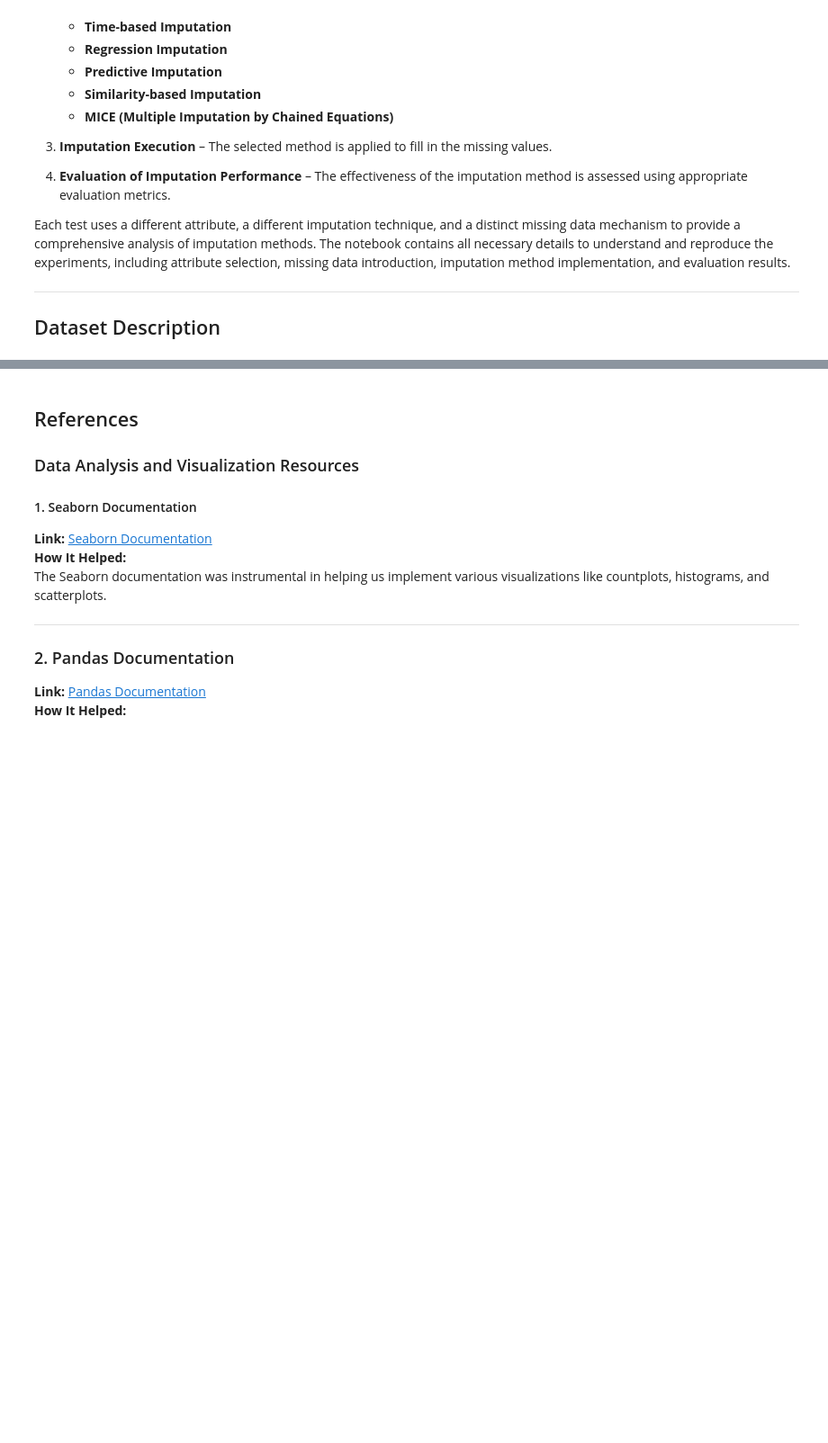
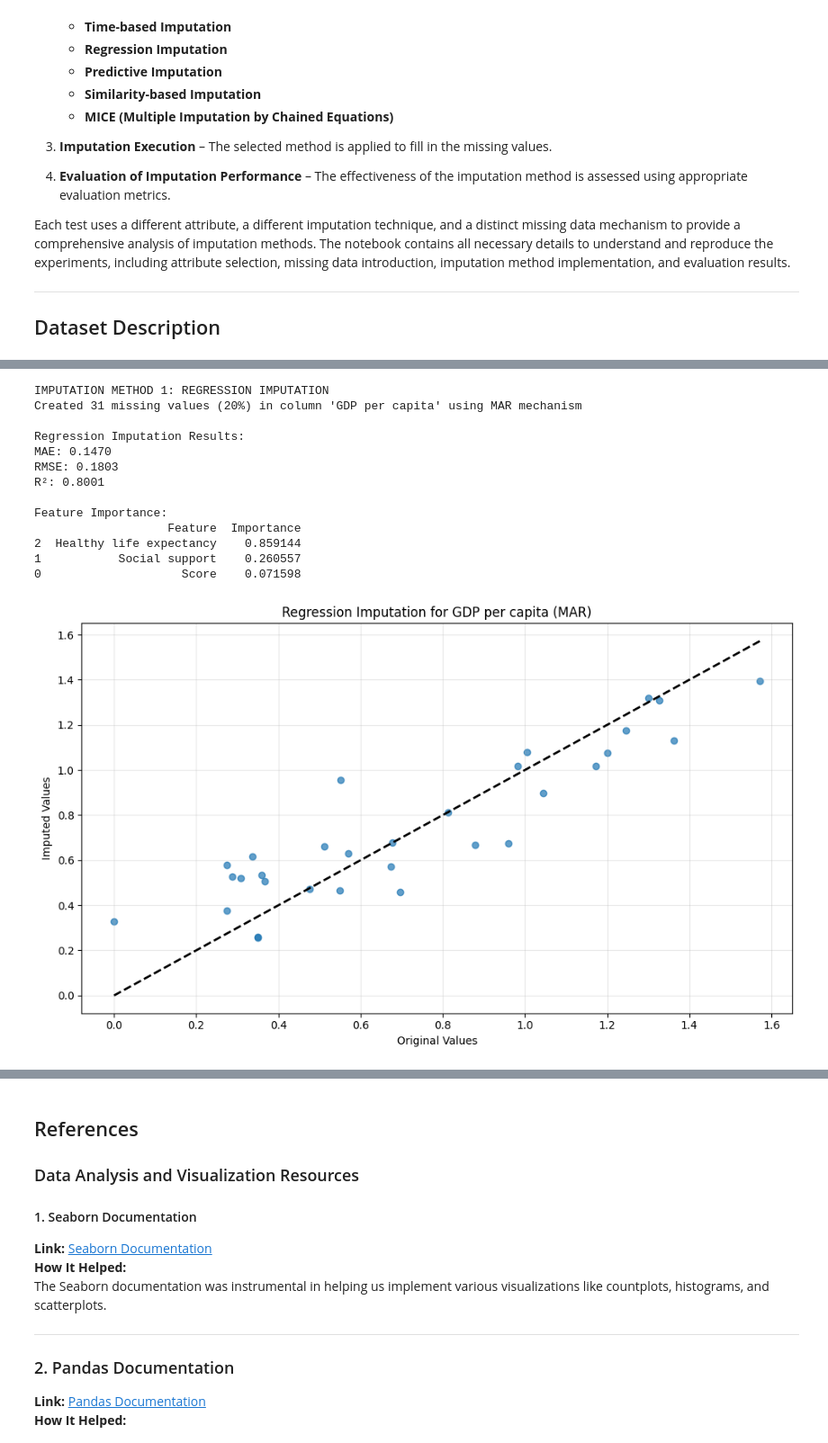
Before and after one commit to ObayAlshaer/CSI4142_Assignment-2, a Jupyter notebook: Dataset2/dataset-2.ipynb, the cells around one changed output, grey strips where cells are left out. Shown at 90% size. Saved outputs shown, nothing was run; the diff lists cells and outputs as text; code cells hidden in the pictures; blank space fills up the shorter version.

Commit message:
dataset 2 complete

```diff
--- a/Dataset2/dataset-2.ipynb
+++ b/Dataset2/dataset-2.ipynb
@@ -43,0 +59,7 @@ Each test uses a different attribute, a different imputation technique, and a di
+# %%
+# Load the dataset
+url = "https://raw.githubusercontent.com/ObayAlshaer/CSI4142_Assignment-2/dataset-2/Dataset2/2019.csv"
+happiness_df = pd.read_csv(url)
+
+# Display the first 5 rows of the dataset
+happiness_df.head()
@@ -43,0 +152,70 @@ Each test uses a different attribute, a different imputation technique, and a di
+# %%
+print("IMPUTATION METHOD 1: REGRESSION IMPUTATION")
+
+# Choose column and introduce missing values
+target_column = 'GDP per capita'
+missing_mechanism = 'MAR'
+df_missing_1, missing_indices_1 = introduce_missing_values(
+    original_df, target_column, mechanism=missing_mechanism, missing_rate=0.2
+)
+
+# Split data into training (non-missing) and imputation (missing) sets
+df_train = df_missing_1.dropna(subset=[target_column])
+df_impute = df_missing_1[df_missing_1[target_column].isna()]
+
+# Select features for regression model
+features = ['Score', 'Social support', 'Healthy life expectancy']
+X_train = df_train[features]
+y_train = df_train[target_column]
+
+# Train regression model
+regression_model = LinearRegression()
+regression_model.fit(X_train, y_train)
+
+# Predict missing values
+X_impute = df_impute[features]
+y_pred = regression_model.predict(X_impute)
+
+# Fill missing values with predictions
+df_imputed_1 = df_missing_1.copy()
+df_imputed_1.loc[df_imputed_1[target_column].isna(), target_column] = y_pred
+
+# Evaluate regression imputation
+original_values = original_df.loc[missing_indices_1, target_column]
+imputed_values = df_imputed_1.loc[missing_indices_1, target_column]
+regression_metrics = evaluate_imputation(original_values, imputed_values)
+
+print("\nRegression Imputation Results:")
+for metric, value in regression_metrics.items():
+    print(f"{metric}: {value:.4f}")
+
+# Show feature importance
+feature_importance = pd.DataFrame({
+    'Feature': features,
+    'Importance': np.abs(regression_model.coef_)
+})
+feature_importance = feature_importance.sort_values('Importance', ascending=False)
+print("\nFeature Importance:")
+print(feature_importance)
+
+# Plot comparison
+plot_comparison(
+    original_values,
+    imputed_values,
+    f'Regression Imputation for {target_column} ({missing_mechanism})'
+)
+# %% [output]
+IMPUTATION METHOD 1: REGRESSION IMPUTATION
+Created 31 missing values (20%) in column 'GDP per capita' using MAR mechanism
+
+Regression Imputation Results:
+MAE: 0.1470
+RMSE: 0.1803
+R²: 0.8001
+
+Feature Importance:
+                   Feature  Importance
+2  Healthy life expectancy    0.859144
+1           Social support    0.260557
+0                    Score    0.071598
+[figure, added]
```
Also changed, not shown: parts of 7 cells of this notebook.
